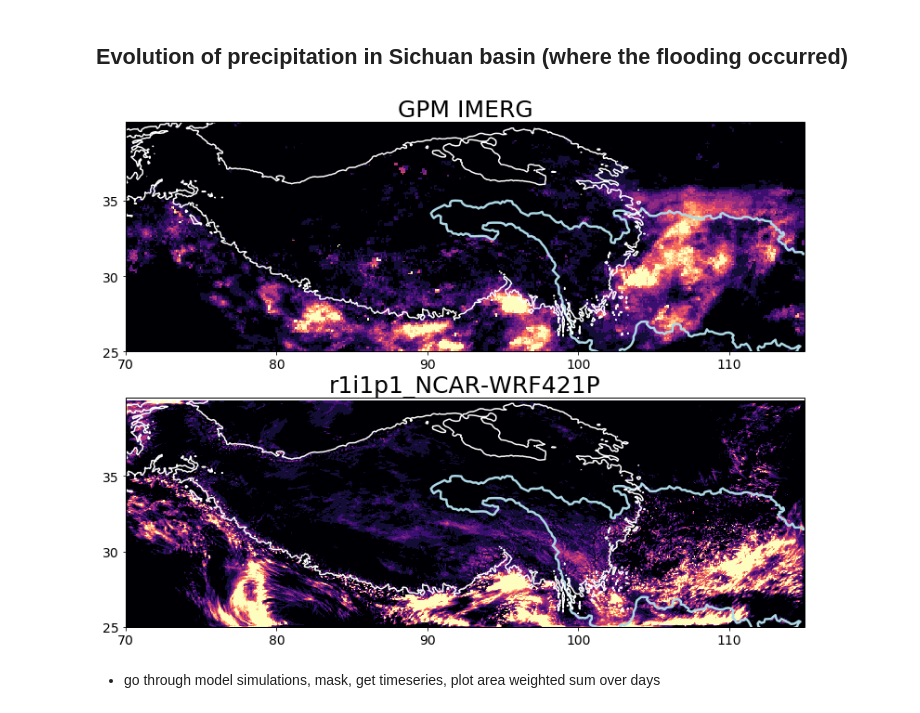
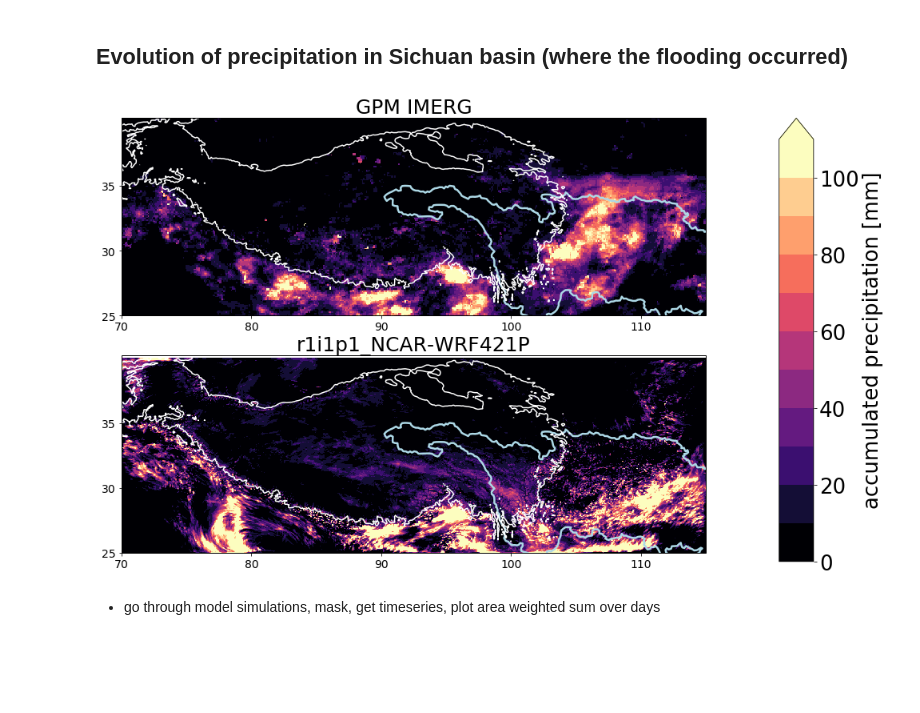
Before and after one commit to JuliaKukulies/cptp, a Jupyter notebook: mcs_case_2008_overview.ipynb, the cells around one changed output. Saved outputs shown, nothing was run; the diff lists cells and outputs as text; code cells hidden in the pictures; blank space fills up the shorter version.

```diff
--- a/mcs_case_2008_overview.ipynb
+++ b/mcs_case_2008_overview.ipynb
@@ -198,7 +198,7 @@ lat = prcp.lat
 
 # Read shape file
 
-plt.figure(figsize=(20,10))
+fig=plt.figure(figsize=(20,10))
 cmap=plt.cm.magma
 r = np.arange(0,120,10)
 norm = colors.BoundaryNorm(boundaries= r,  ncolors= 256)
@@ -210,11 +210,11 @@ shape_feature = ShapelyFeature(Reader(fname).geometries(),
 
                             ccrs.PlateCarree(), edgecolor='lightblue', facecolor = 'None', linewidth= 2.5)
 
-
+extent = [70,115,25,38]
 
 
 ax = plt.subplot(2, 1, 1, projection=ccrs.PlateCarree())
-ax.set_extent([70,115,25,38])
+ax.set_extent(extent)
 xlon = [70,80,90,100,110]
 ylat = [25,30,35]
 m=ax.pcolormesh(lon, lat, prcp.T.values, cmap=cmap, norm=norm)
@@ -224,35 +224,39 @@ ax.set_xticklabels(xlon, fontsize= 14)
 ax.set_yticks(ylat)
 ax.set_yticklabels(ylat, fontsize= 14)
 ax.set_title('GPM IMERG', fontsize= fs)
 ax.add_feature(shape_feature)
 
 
 
 ax = plt.subplot(2, 1, 2, projection=ccrs.PlateCarree())
-ax.set_extent([70,115,25,38])
+ax.set_extent(extent)
 xlon = [70,80,90,100,110]
 ylat = [25,30,35]
 
 
 data = xr.open_dataset(file_list[6])
 prcp= data.pr[0] * 3600
 lon = data.lon
 lat = data.lat
 
 m=ax.pcolormesh(lon, lat, prcp, cmap=cmap, norm=norm)
 ax.contour(lo,la,  elevation.__xarray_dataarray_variable__.T, [3000], cmap = 'Greys')
 ax.set_xticks(xlon)
 ax.set_xticklabels(xlon, fontsize= 14)
 ax.set_yticks(ylat)
 ax.set_yticklabels(ylat, fontsize= 14)
 ax.set_title(experiments[6], fontsize= fs)
 ax.add_feature(shape_feature)
 
+cb_ax2 = fig.add_axes([0.83, 0.11,0.03, 0.77])
+cbar = fig.colorbar(m, cax=cb_ax2, extend = 'max', label = 'accumulated precipitation [mm]')
+plt.rcParams.update({'font.size': 26})
+
 plt.savefig('comparison_wrf-ncar_gpm.png')
 
 plt.show()
 # %% [output]
-[figure, old version]
+[figure, new version]
 # %%
 def basin_mask(file, variable, coords = True):
     import geopandas
```
Also changed, not shown: 1 other file.
